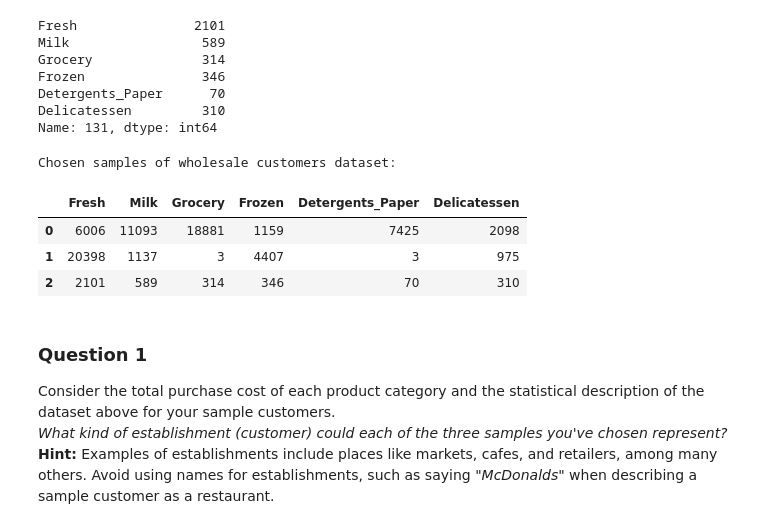
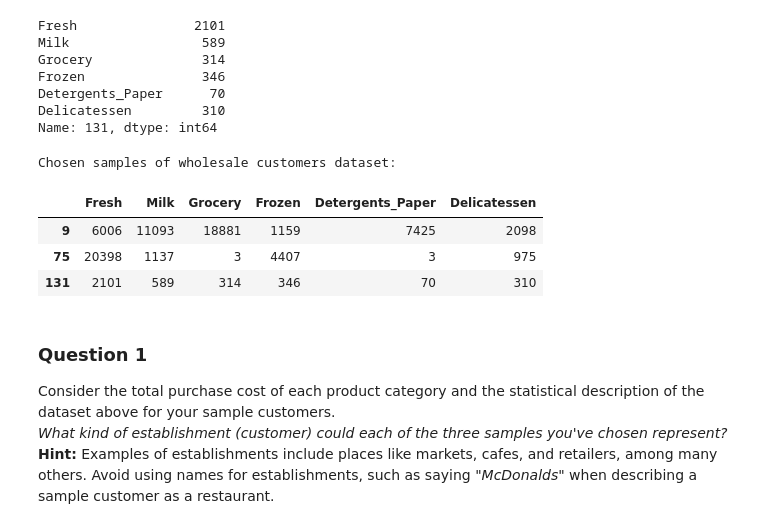
Before and after one commit to afcarl/Udacity-MLND-Project3, a Jupyter notebook: customer_segments.ipynb, the cells around one changed output. Cells and saved outputs as stored; diff of their text form; code cells hidden in the pictures.

Commit message:
fix: Fixed reseted index of variable "samples"
samples variable should keep index, not reset it.

```diff
--- a/customer_segments.ipynb
+++ b/customer_segments.ipynb
@@ -199,17 +199,17 @@ Name: 131, dtype: int64
 # %%
 # Select three indices of your choice you wish to sample from the dataset
 indices =[9,75,131]
 
 # Create a DataFrame of the chosen samples
-samples = pd.DataFrame(data.loc[indices], columns = data.keys()).reset_index(drop = True)
+samples = pd.DataFrame(data.loc[indices], columns = data.keys())
 print "Chosen samples of wholesale customers dataset:"
 display(samples)
 # %% [output]
 Chosen samples of wholesale customers dataset:
 |  | Fresh | Milk | Grocery | Frozen | Detergents_Paper | Delicatessen |
-| 0 | 6006 | 11093 | 18881 | 1159 | 7425 | 2098 |
-| 1 | 20398 | 1137 | 3 | 4407 | 3 | 975 |
-| 2 | 2101 | 589 | 314 | 346 | 70 | 310 |
+| 9 | 6006 | 11093 | 18881 | 1159 | 7425 | 2098 |
+| 75 | 20398 | 1137 | 3 | 4407 | 3 | 975 |
+| 131 | 2101 | 589 | 314 | 346 | 70 | 310 |
 # %% [markdown]
 ### Question 1
 Consider the total purchase cost of each product category and the statistical description of the dataset above for your sample customers.
```
Also changed, not shown: parts of 6 cells of this notebook.
